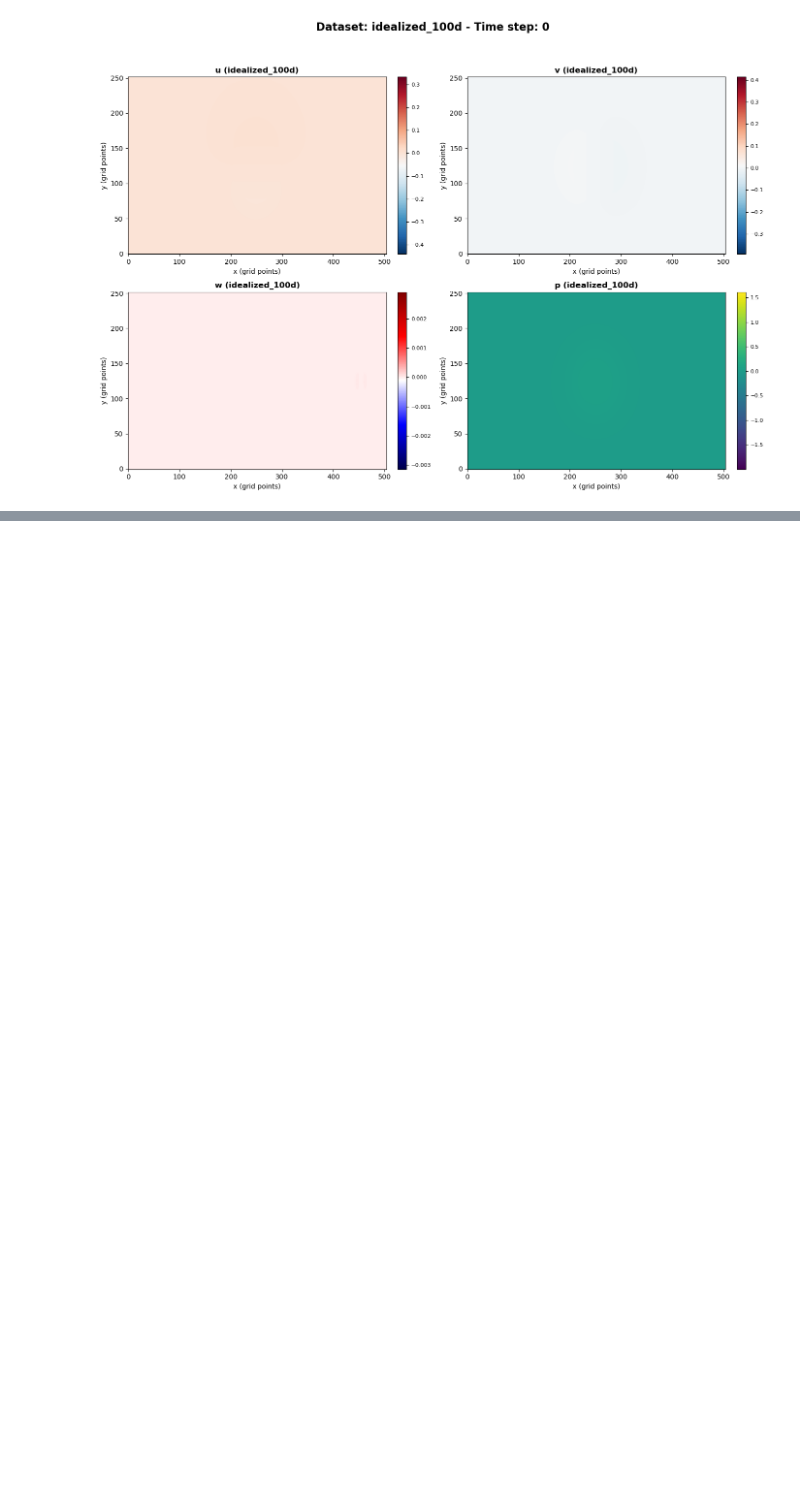
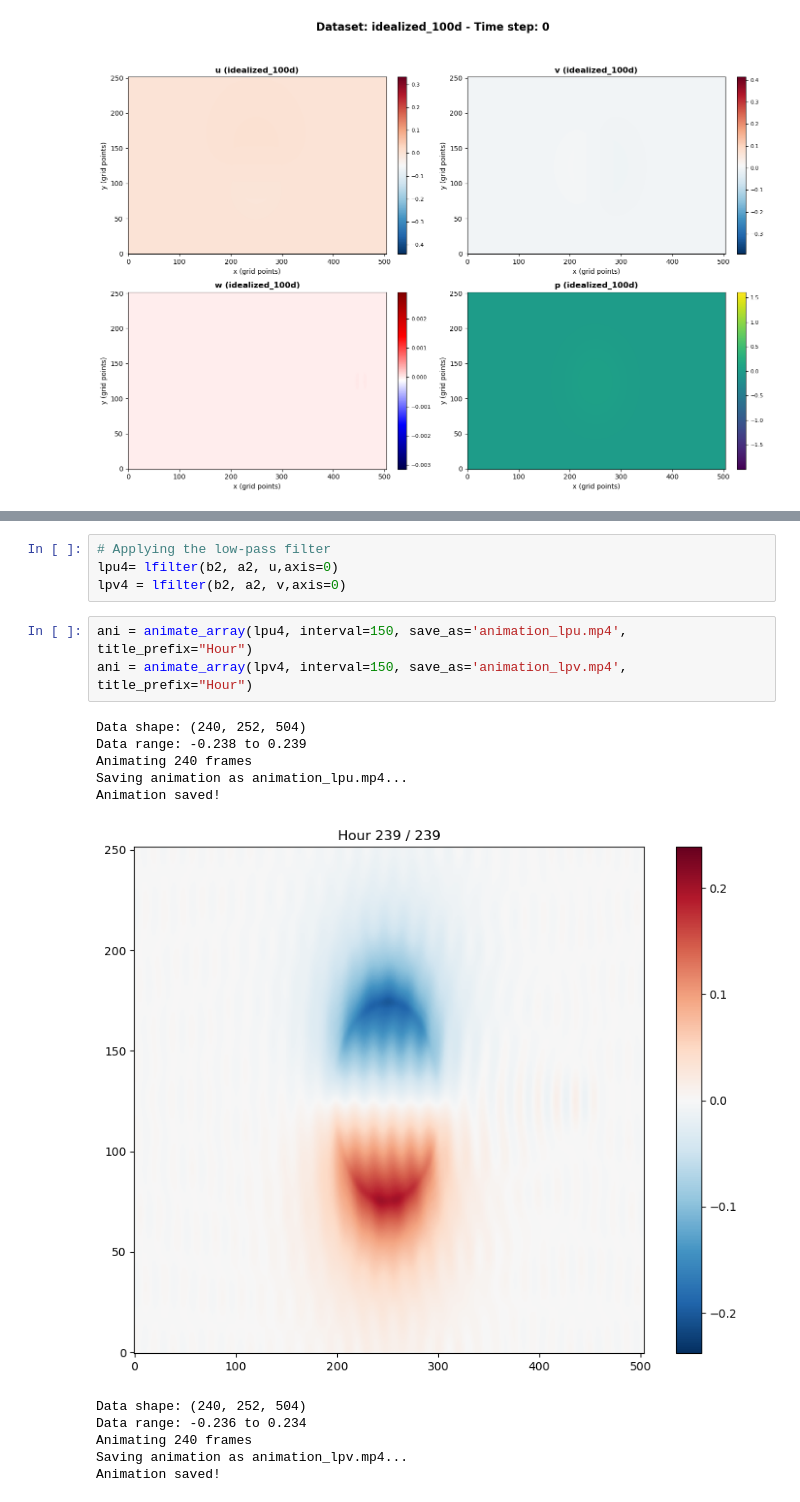
Before and after one commit to BelalAbdelhadi/ps3D, a Jupyter notebook: tide1/analysis/analyse.ipynb, the cells around one changed output, grey strips where cells are left out. Drawn from its saved outputs; the diff is of its cells as text; blank space fills up the shorter version.

Commit message:
"ran bandpass and lowpass filtering"

```diff
--- a/tide1/analysis/analyse.ipynb
+++ b/tide1/analysis/analyse.ipynb
@@ -201,0 +296,19 @@ print(lpv4.dtype)
+# %%
+# Applying the low-pass filter
+lpu4= lfilter(b2, a2, u,axis=0)
+lpv4 = lfilter(b2, a2, v,axis=0)
+# %%
+ani = animate_array(lpu4, interval=150, save_as='animation_lpu.mp4', title_prefix="Hour")
+ani = animate_array(lpv4, interval=150, save_as='animation_lpv.mp4', title_prefix="Hour")
+# %% [output]
+Data shape: (240, 252, 504)
+Data range: -0.238 to 0.239
+Animating 240 frames
+Saving animation as animation_lpu.mp4...
+Animation saved!
+[figure, added]
+Data shape: (240, 252, 504)
+Data range: -0.236 to 0.234
+Animating 240 frames
+Saving animation as animation_lpv.mp4...
+Animation saved!
```
Also changed, not shown: parts of 21 cells of this notebook, 15 other files.
